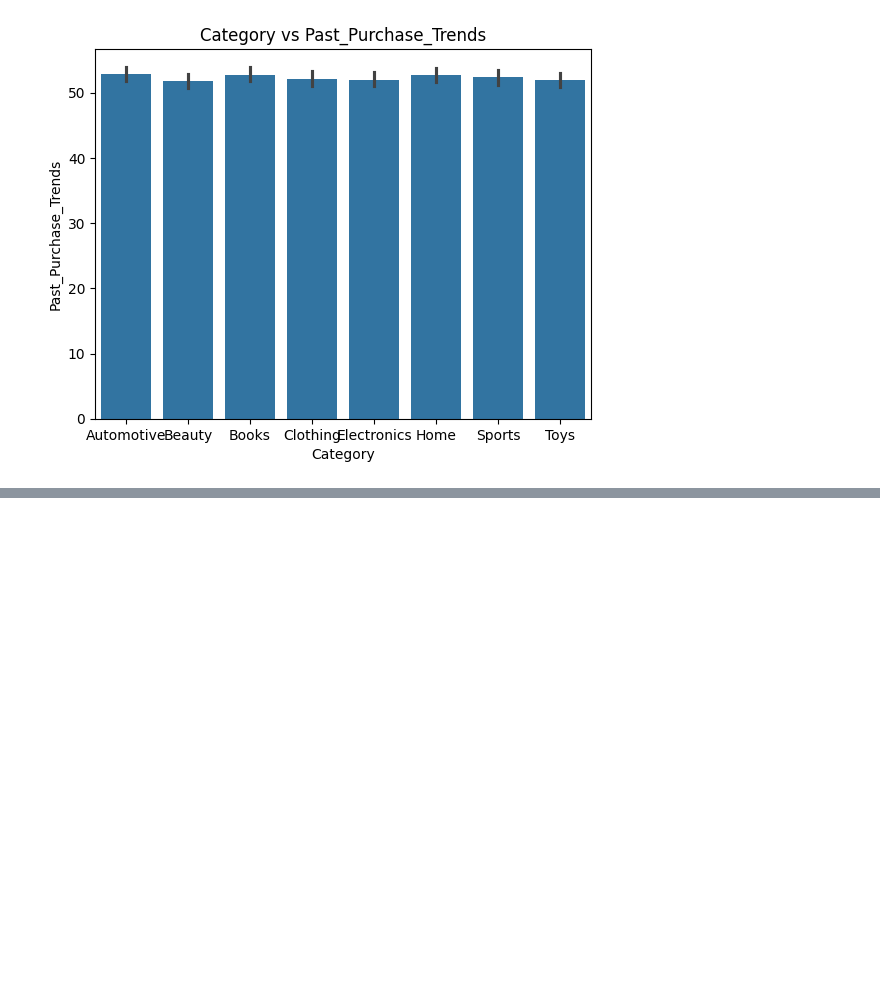
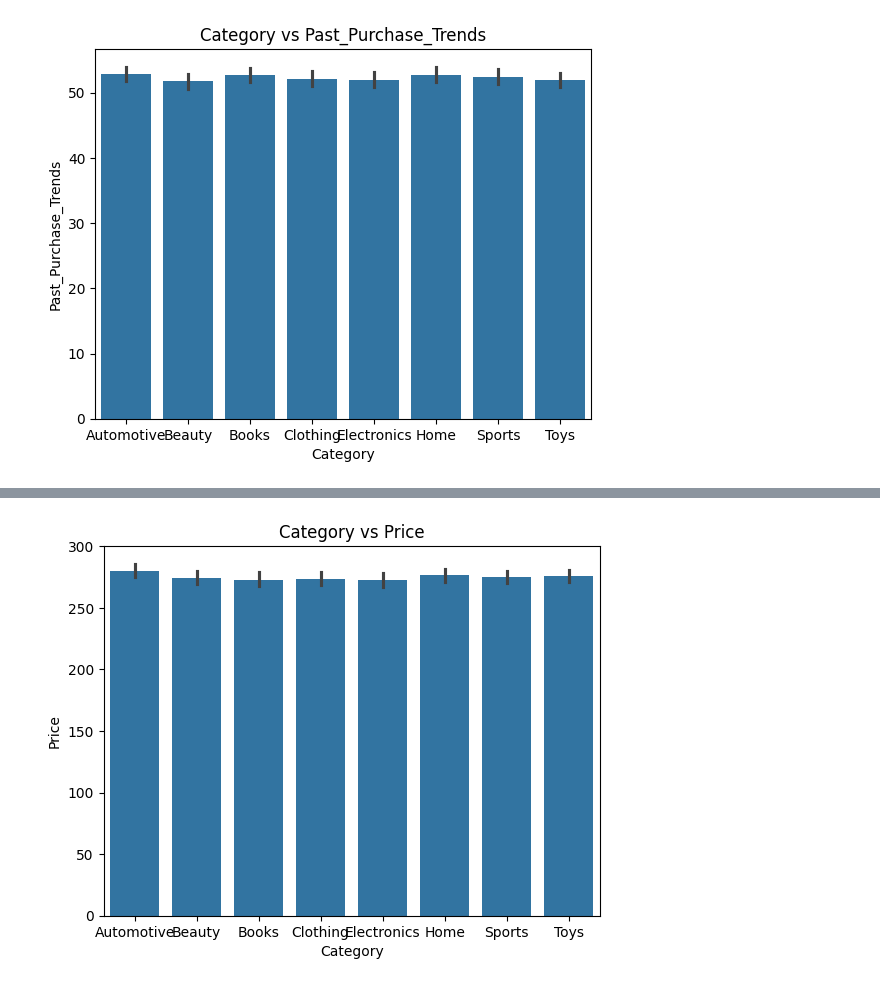
Before and after one commit to jwsadman/salesForecasting, a Jupyter notebook: notebook.ipynb, the cells around one changed output, grey strips where cells are left out. Cells and saved outputs as stored; diff of their text form; code cells hidden in the pictures; blank space fills up the shorter version.

```diff
--- a/notebook.ipynb
+++ b/notebook.ipynb
@@ -325,0 +338,6 @@ pt.show()
+# %%
+sn.barplot(x=data["Category"], y=data["Price"])
+pt.title('Category vs Price')
+pt.show()
+# %% [output]
+[figure, added]
```
Also changed, not shown: parts of 26 cells of this notebook.
